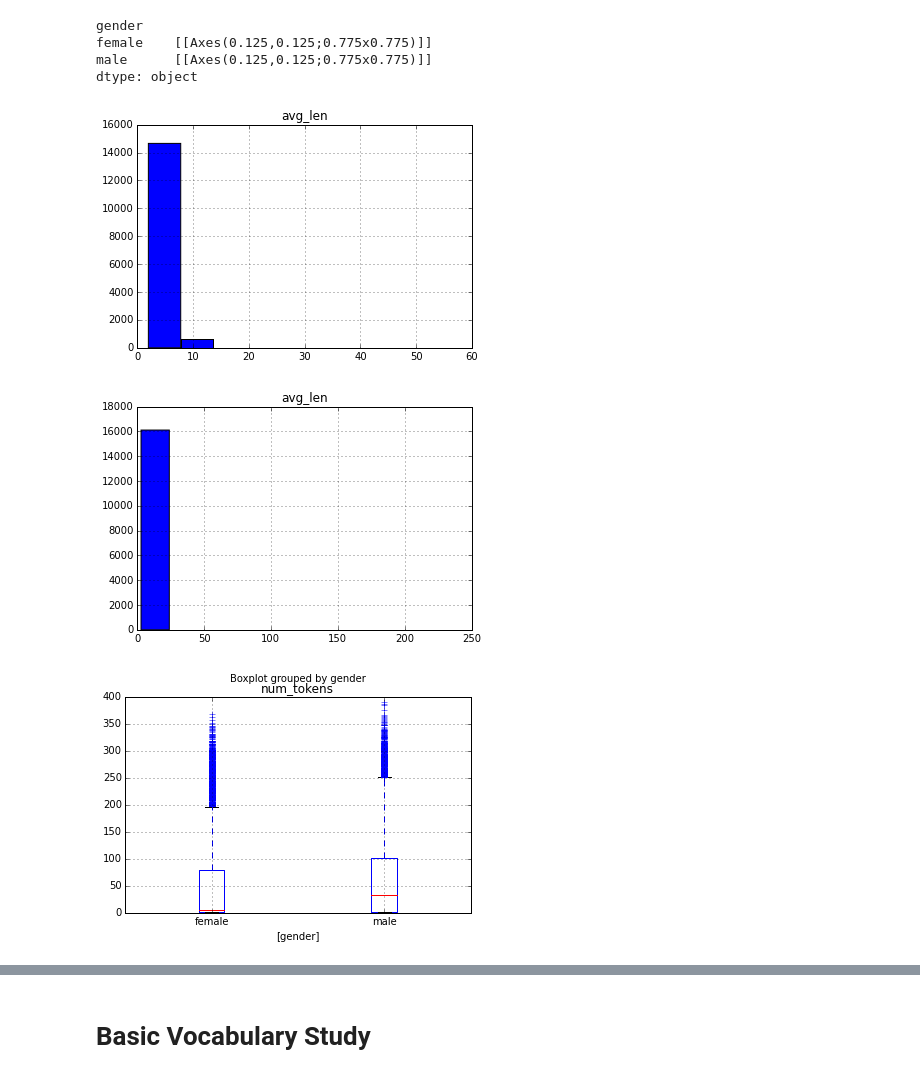
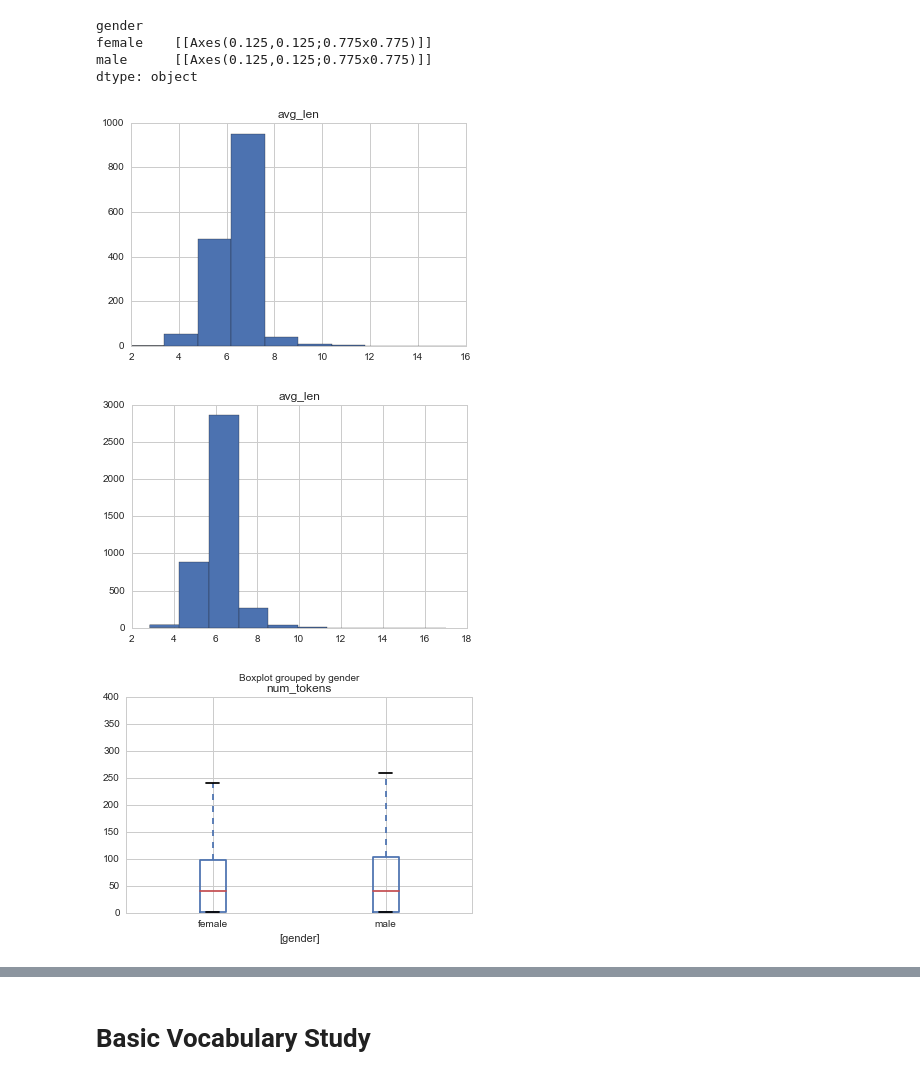
Before and after one commit to zhanghaizhen/projectRiley, a Jupyter notebook: notebooks/EDA_all_data.ipynb, the cells around one changed output, grey strips where cells are left out. Drawn from its saved outputs; the diff is of its cells as text; code cells hidden in the pictures.

```diff
--- a/notebooks/EDA_all_data.ipynb
+++ b/notebooks/EDA_all_data.ipynb
@@ -97,3 +478,6 @@ def avgchrs(mytokens):
         num_chars += len(word)
 
     return num_chars/tw
+# %%
+# Add feature for missing summary
+newdf['summ_missing'] = newdf['summary'].apply(lambda x: f(x))
@@ -100,2 +517,2 @@ def avgchrs(mytokens):
 # %%
-df['summ_tokens'] = df['summary'].apply(lambda x: nltk.word_tokenize(str(x)))
+newdf['summ_tokens'] = newdf['summary'].apply(lambda x: nltk.word_tokenize(str(x)))
@@ -120,4 +519,4 @@ memory usage: 2.6+ MB
 # %%
-df['num_tokens'] = df['summ_tokens'].apply(lambda x: len(x))
+newdf['num_tokens'] = newdf['summ_tokens'].apply(lambda x: len(x))
 # %%
-df['avg_len'] = df['summ_tokens'].apply(lambda x: avgchrs(x))
+newdf['avg_len'] = newdf['summ_tokens'].apply(lambda x: avgchrs(x))
@@ -159,10 +542,10 @@ dtype: object
 # %%
-df.groupby('gender').hist('avg_len')
+newdf.groupby('gender').hist('avg_len')
 # %% [output]
 gender
 female    [[Axes(0.125,0.125;0.775x0.775)]]
 male      [[Axes(0.125,0.125;0.775x0.775)]]
 dtype: object
-[figure, old version]
+[figure, new version]
-[figure, old version]
+[figure, new version]
 # %%
@@ -170,5 +553,5 @@ gender_group = df.groupby('gender')
 # %%
-bp = df.boxplot(column=['num_tokens'], by=['gender'])
+bp = newdf.boxplot(column=['num_tokens'], by=['gender'])
 # %% [output]
-[figure, old version]
+[figure, new version]
 # %%
```
Also changed, not shown: parts of 96 cells of this notebook, 7 other files.
